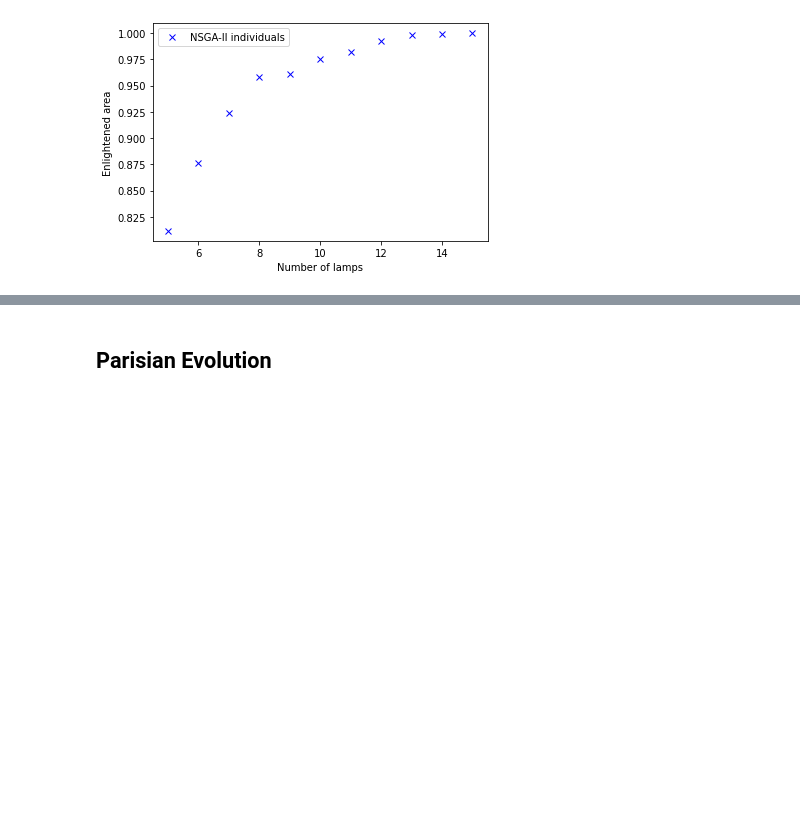
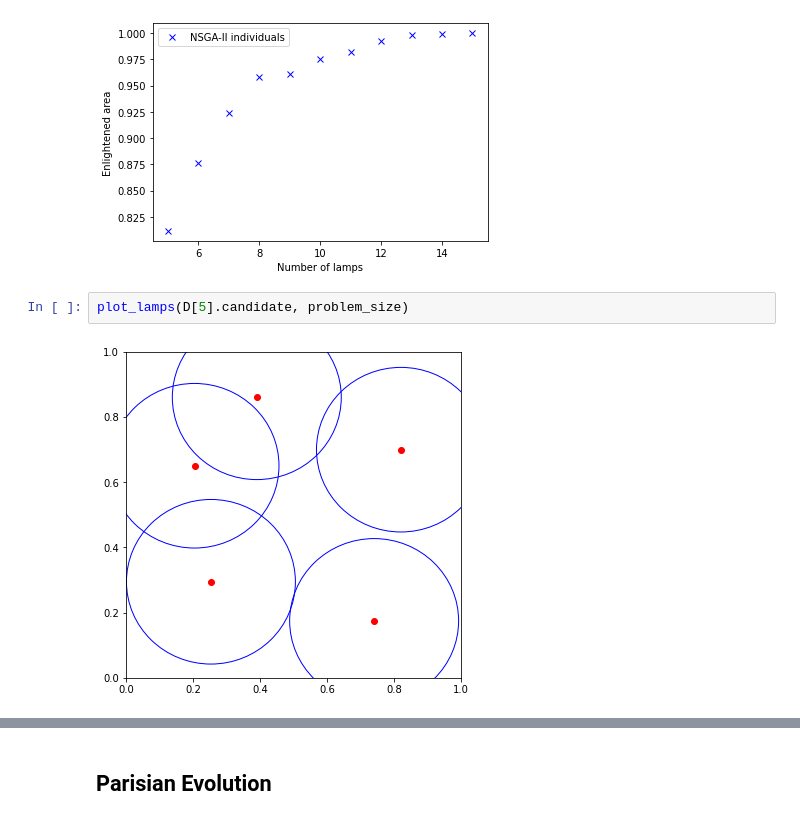
Before and after one commit to williamjizihe/INT21-CCEA, a Jupyter notebook: lamp.ipynb, the cells around one changed output, grey strips where cells are left out. Cells and saved outputs as stored; diff of their text form; blank space fills up the shorter version.

```diff
--- a/lamp.ipynb
+++ b/lamp.ipynb
@@ -324,3 +324,7 @@ plt.legend(loc="best")
 # %% [output]
 <matplotlib.legend.Legend at 0x...>
 [figure]
+# %%
+plot_lamps(D[5].candidate, problem_size)
+# %% [output]
+[figure, added]
```
Also changed, not shown: parts of 20 cells of this notebook.
